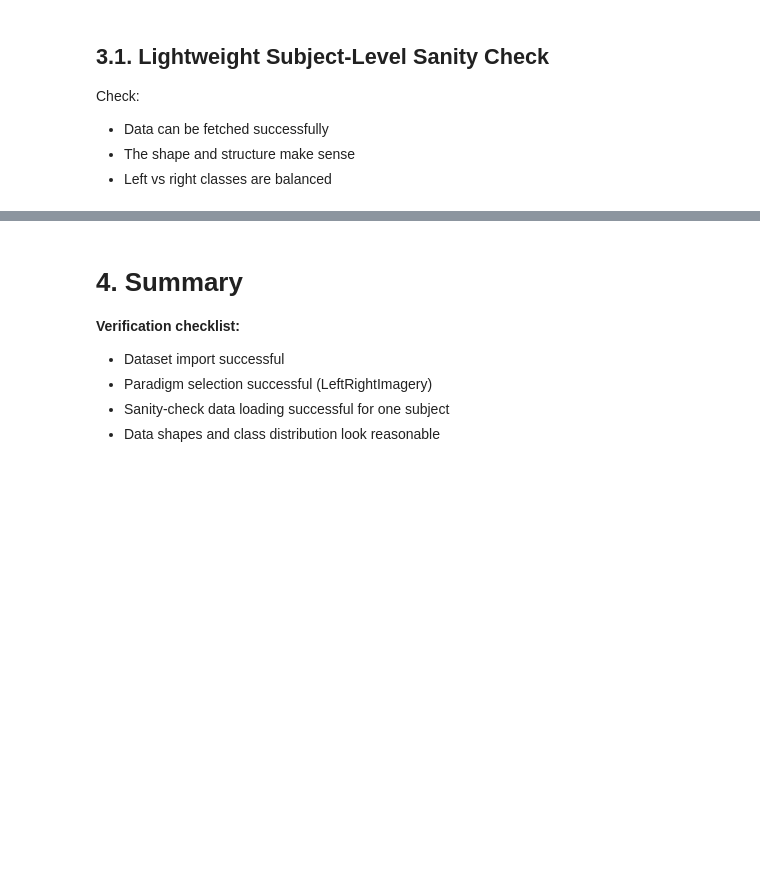
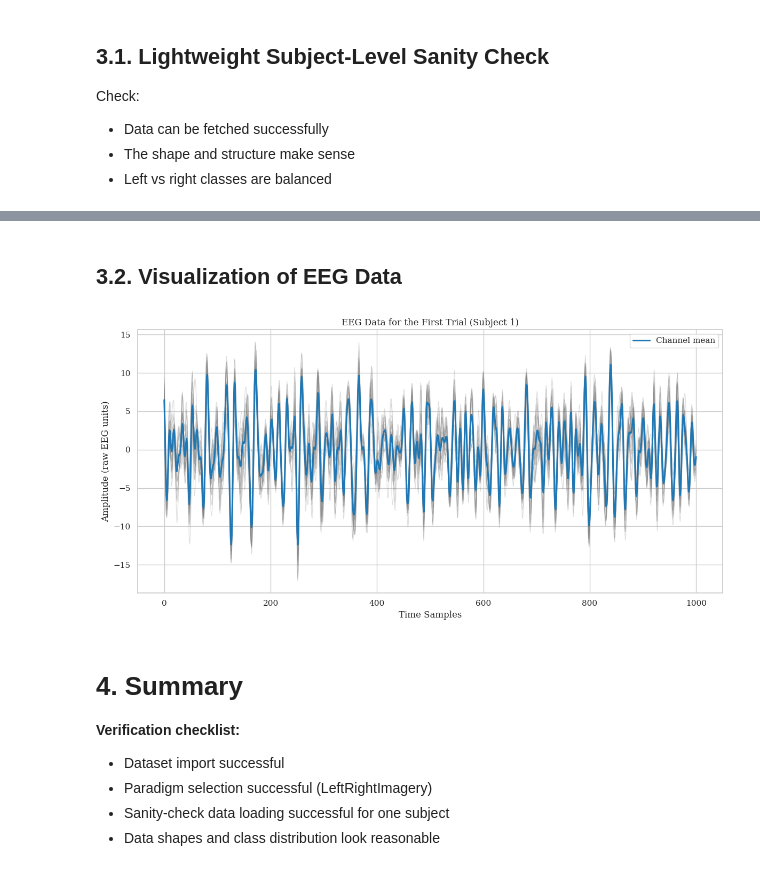
Before and after one commit to vadimegorov13/bci-inefficiency-analysis, a Jupyter notebook: src/01_dataset_check.ipynb, the cells around one changed output, grey strips where cells are left out. Saved outputs shown, nothing was run; the diff lists cells and outputs as text; code cells hidden in the pictures; blank space fills up the shorter version.

Commit message:
Show raw EEG data

```diff
--- a/src/01_dataset_check.ipynb
+++ b/src/01_dataset_check.ipynb
@@ -86,3 +121,26 @@ for label, count in zip(unique, counts):
+# %% [markdown]
+## 3.2. Visualization of EEG Data
+# %%
+trial = X[0]  # shape: (n_channels, n_times)
+mean_trace = trial.mean(axis=0)
+
+plt.figure(figsize=(12, 6))
+
+# Plot every channel on the same axis (no vertical offset)
+for ch in trial:
+    plt.plot(ch, color="gray", alpha=0.25, linewidth=0.9)
+
+# Emphasize the average activity across channels for readability
+plt.plot(mean_trace, color="tab:blue", linewidth=2.2, label="Channel mean")
+
+plt.title("EEG Data for the First Trial (Subject 1)")
+plt.xlabel("Time Samples")
+plt.ylabel("Amplitude (raw EEG units)")
+plt.legend(loc="upper right")
+plt.tight_layout()
+plt.show()
+# %% [output]
+[figure, added]
 # %% [markdown]
 # 4. Summary
 
```
Also changed, not shown: parts of 5 cells of this notebook.
